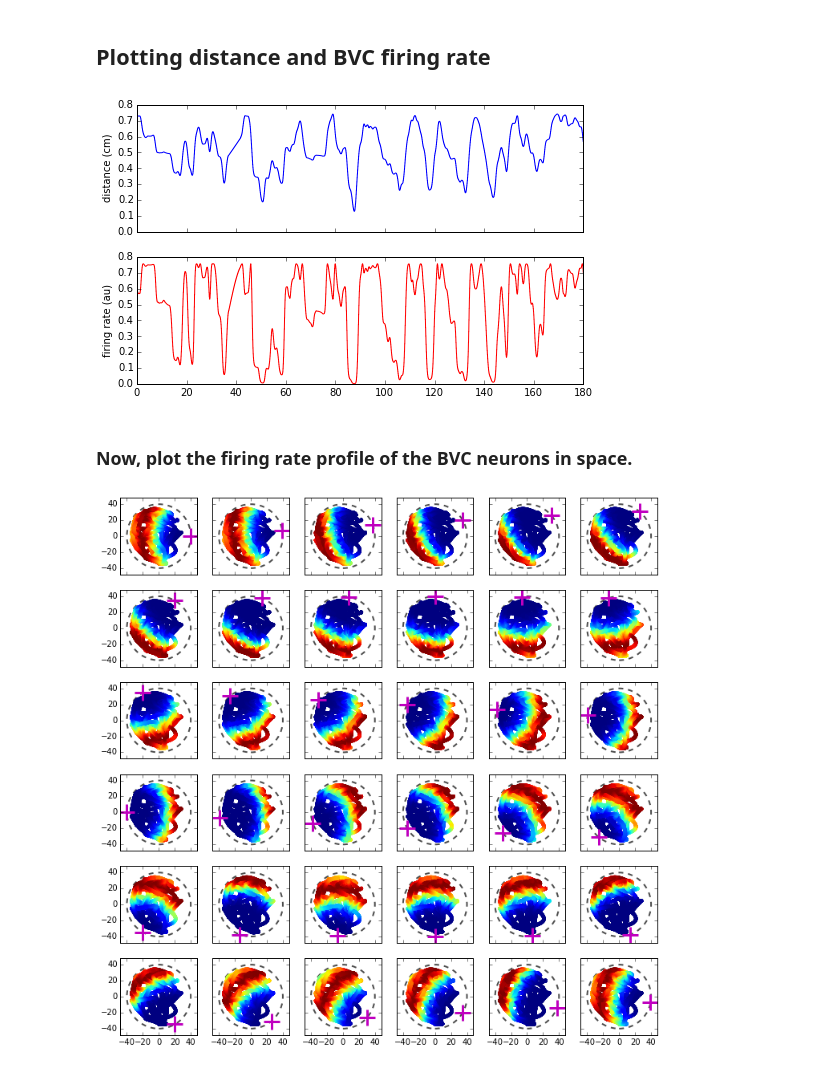
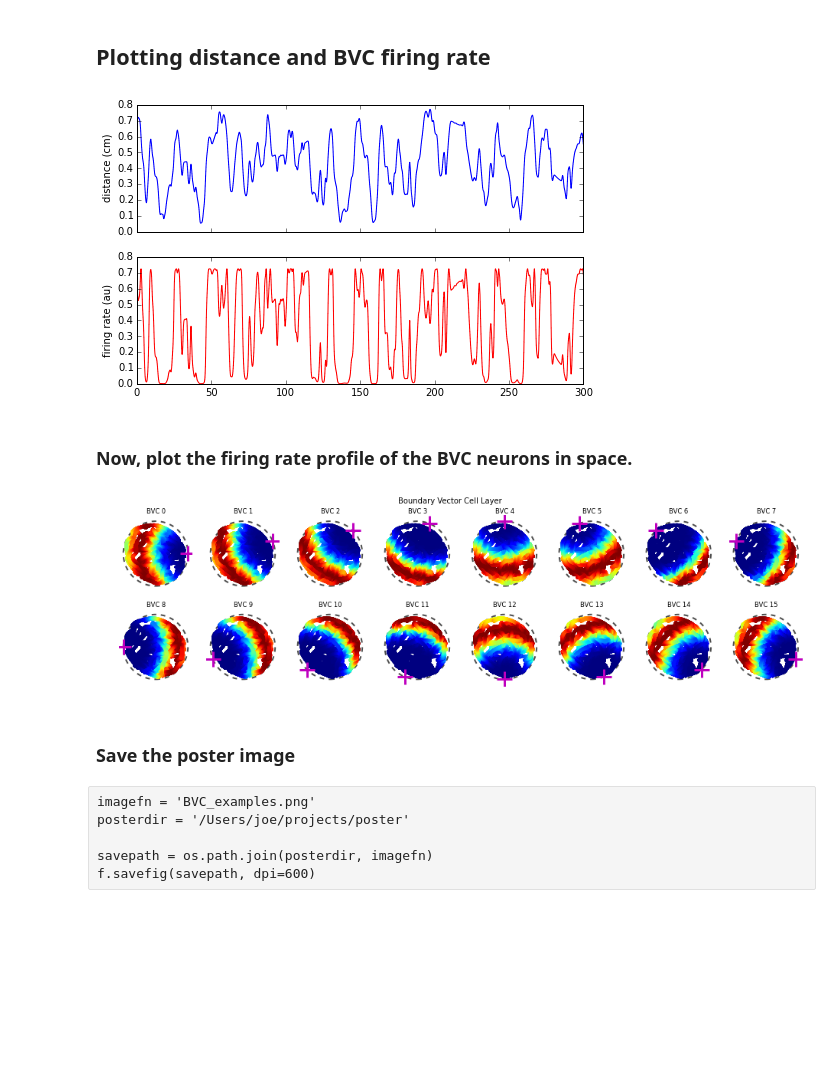
Before and after one commit to jdmonaco/lcomodel, a Jupyter notebook: notebooks/rate_bvc.ipynb, the cells around one changed output. Drawn from its saved outputs; the diff is of its cells as text; code cells hidden in the pictures; blank space fills up the shorter version.

Commit message:
Notebooks as used for generating SfN 2014 poster

```diff
--- a/notebooks/rate_bvc.ipynb
+++ b/notebooks/rate_bvc.ipynb
@@ -25,7 +24,7 @@ import mpld3
 # %% [markdown]
 Set up the BVC neuron equations and group:
 # %%
-N_BVC = 36
+N_BVC = 16
 BVC_width = 10 * cm
 BVC_rpref_min = 10 * cm
 BVC_rpref_max = 25 * cm
@@ -132,23 +144,35 @@ ax1.set_ylim(bottom=0)
 ax2.plot(mon.t, mon.f[0], 'r-')
 ax2.set_ylabel('firing rate (au)');
 # %% [output]
-[figure, old version]
+[figure, new version]
 # %% [markdown]
 ### Now, plot the firing rate profile of the BVC neurons in space.
 # %%
-r, c = tiling_dims(N_BVC)
+r, c = (2, 8) # tiling_dims(N_BVC)
 
-f, ax = subplots(r, c, sharey=True, sharex=True, figsize=(12,12))
+f, ax = subplots(r, c, sharey=True, sharex=True, figsize=(16,4))
 ax = ax.flatten()
+
+f.suptitle('Boundary Vector Cell Layer')
 
 # Phase-coded spatial trajectory plot
 def plot_phase_trajectory(i, ax):
     ax.plot(BVC.Xf[i] / cm, BVC.Yf[i] / cm, 'm+', ms=20, mew=3)
     ax.scatter(posmon.X / cm, posmon.Y / cm, c=mon.f[i], cmap='jet', linewidths=0)
     ax.axis('equal')
+    ax.set_axis_off()
     draw_arena(ax)
 
 for i in xrange(N_BVC):
     plot_phase_trajectory(i, ax[i])
+    quicktitle(ax[i], 'BVC %d' % i)
 # %% [output]
-[figure, old version]
+[figure, new version]
+# %% [markdown]
+### Save the poster image
+# %% [raw]
+imagefn = 'BVC_examples.png'
+posterdir = '/Users/joe/projects/poster'
+
+savepath = os.path.join(posterdir, imagefn)
+f.savefig(savepath, dpi=600)
```
Also changed, not shown: parts of 8 cells of this notebook, 10 other files.
